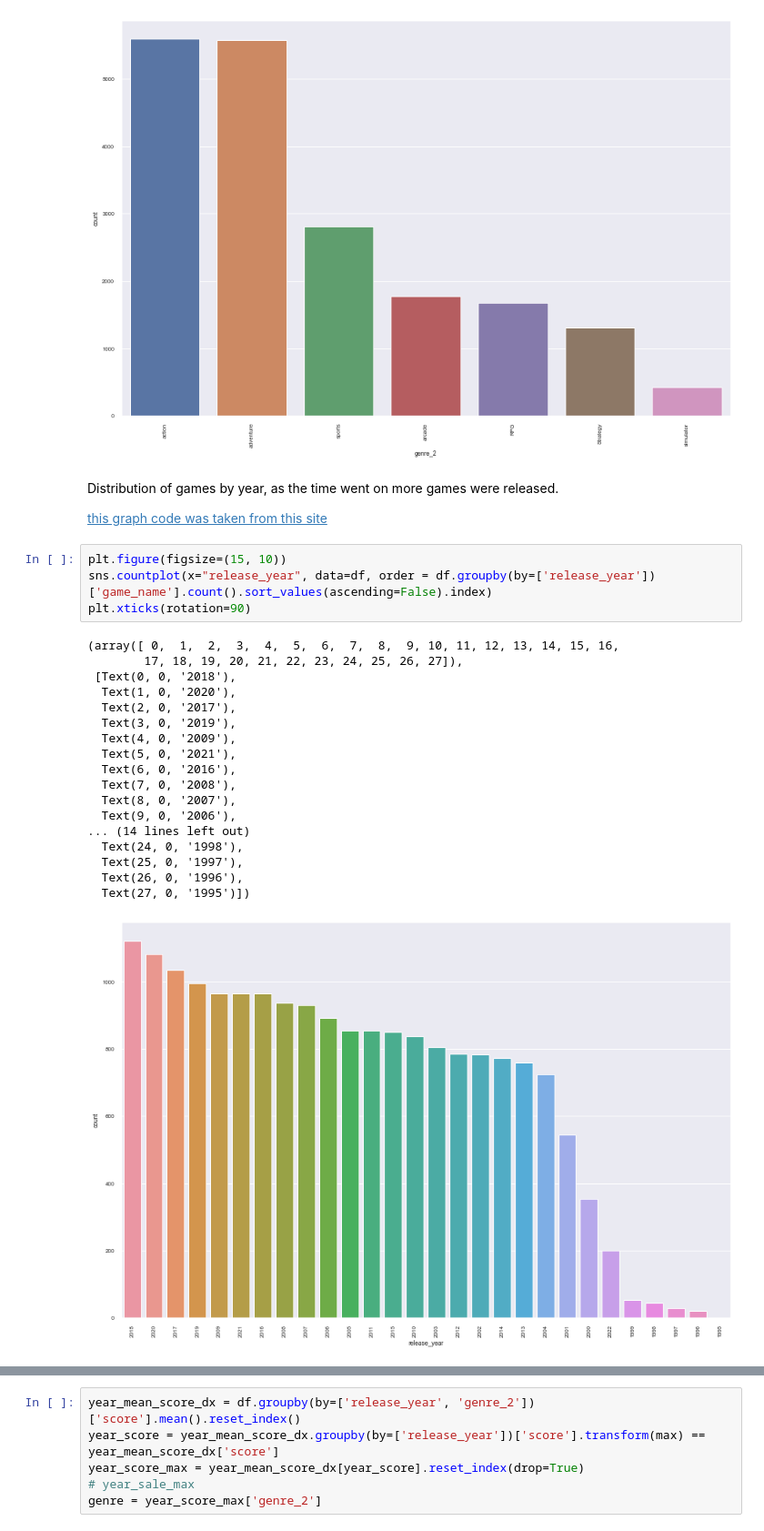
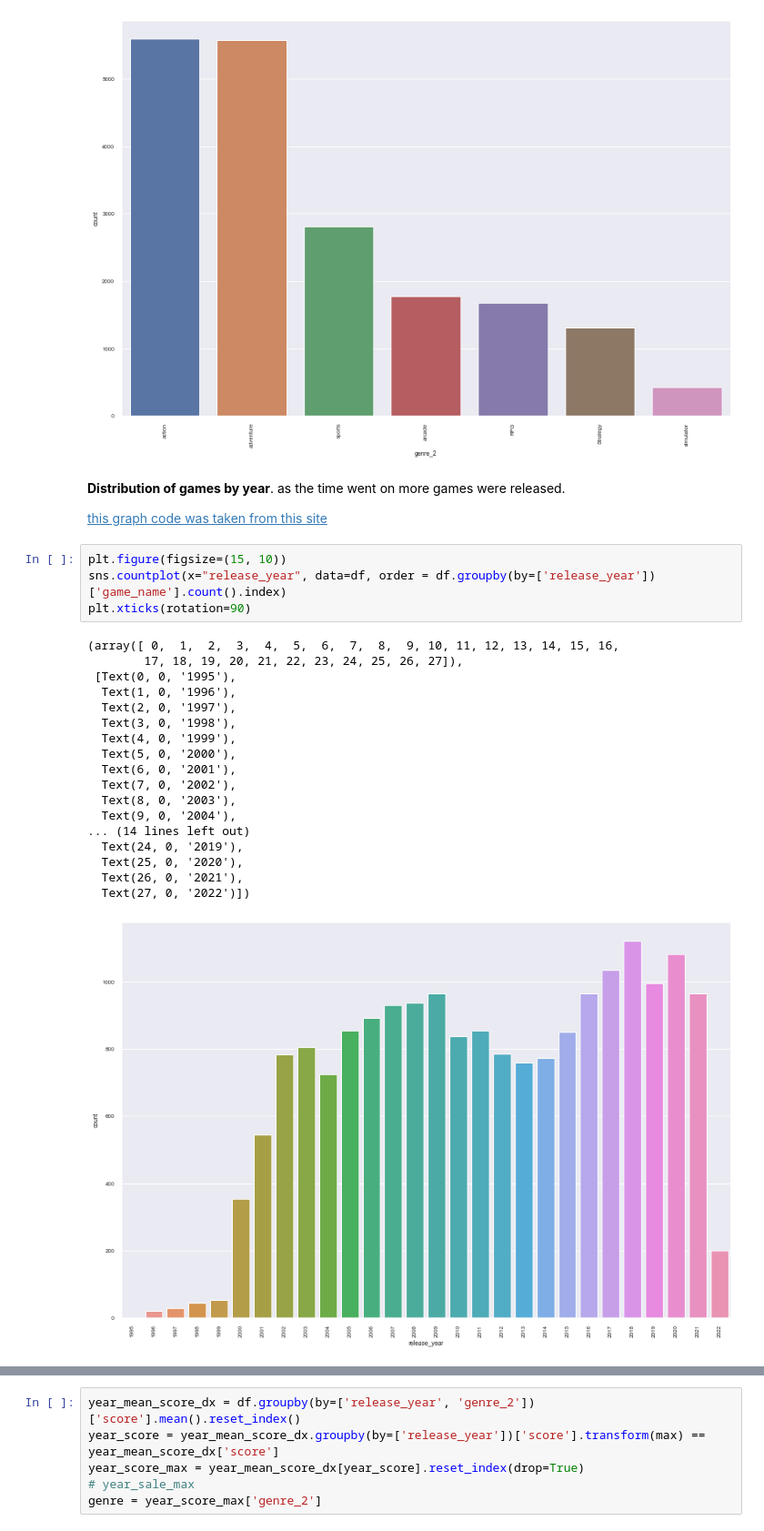
Before and after one commit to Tzach182/Data_Science_Project, a Jupyter notebook: step_3_exploratory_data_analysis.ipynb, the cells around one changed output, grey strips where cells are left out. Shown: that part at 91% size. Drawn from its saved outputs; the diff is of its cells as text.

```diff
--- a/step_3_exploratory_data_analysis.ipynb
+++ b/step_3_exploratory_data_analysis.ipynb
@@ -73,30 +73,30 @@ plt.xticks(rotation=90)
   Text(6, 0, 'simulator')])
 [figure]
 # %% [markdown]
-Distribution of games by year, as the time went on more games were released.
+**Distribution of games by year**. as the time went on more games were released.
 
 [this graph code was taken from this site](https://www.kaggle.com/code/snanilim/video-games-sales-analysis-and-visualization)
 # %%
 plt.figure(figsize=(15, 10))
-sns.countplot(x="release_year", data=df, order = df.groupby(by=['release_year'])['game_name'].count().sort_values(ascending=False).index)
+sns.countplot(x="release_year", data=df, order = df.groupby(by=['release_year'])['game_name'].count().index)
 plt.xticks(rotation=90)
 # %% [output]
 (array([ 0,  1,  2,  3,  4,  5,  6,  7,  8,  9, 10, 11, 12, 13, 14, 15, 16,
         17, 18, 19, 20, 21, 22, 23, 24, 25, 26, 27]),
- [Text(0, 0, '2018'),
-  Text(1, 0, '2020'),
-  Text(2, 0, '2017'),
-  Text(3, 0, '2019'),
-  Text(4, 0, '2009'),
-  Text(5, 0, '2021'),
-  Text(6, 0, '2016'),
-  Text(7, 0, '2008'),
-  Text(8, 0, '2007'),
-  Text(9, 0, '2006'),
+ [Text(0, 0, '1995'),
+  Text(1, 0, '1996'),
+  Text(2, 0, '1997'),
+  Text(3, 0, '1998'),
+  Text(4, 0, '1999'),
+  Text(5, 0, '2000'),
+  Text(6, 0, '2001'),
+  Text(7, 0, '2002'),
+  Text(8, 0, '2003'),
+  Text(9, 0, '2004'),
 ... (14 lines left out)
-  Text(24, 0, '1998'),
-  Text(25, 0, '1997'),
-  Text(26, 0, '1996'),
-  Text(27, 0, '1995')])
+  Text(24, 0, '2019'),
+  Text(25, 0, '2020'),
+  Text(26, 0, '2021'),
+  Text(27, 0, '2022')])
-[figure, old version]
+[figure, new version]
 # %% [markdown]
```
Also changed, not shown: parts of 9 cells of this notebook.
